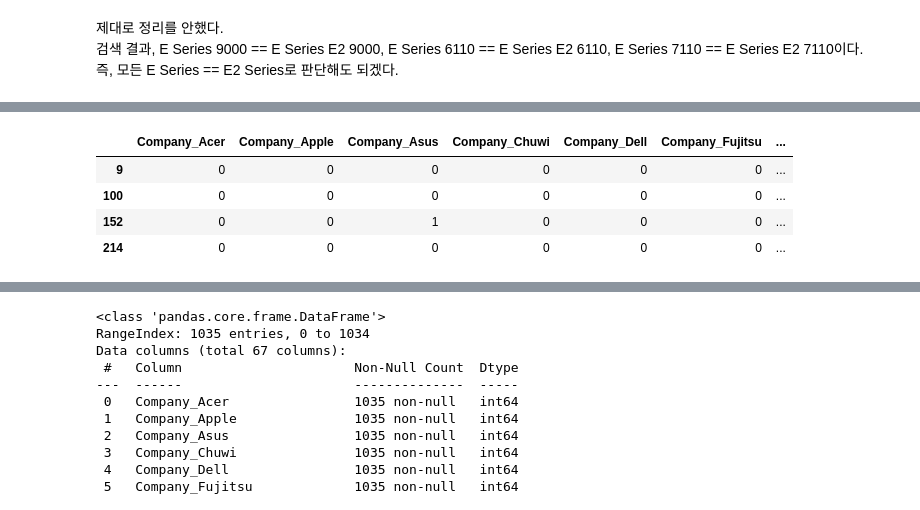
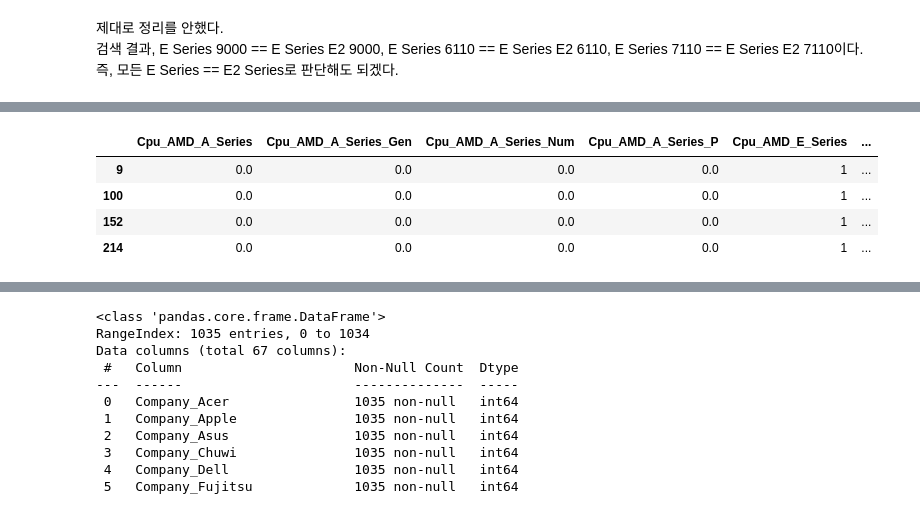
Before and after one commit to minguinho26/My-ML_Study, a Jupyter notebook: 쿠아이/IMC_march/김민규_Adv_solution.ipynb, the cells around one changed output, grey strips where cells are left out. Saved outputs shown, nothing was run; the diff lists cells and outputs as text; code cells hidden in the pictures.

```diff
--- a/쿠아이/IMC_march/김민규_Adv_solution.ipynb
+++ b/쿠아이/IMC_march/김민규_Adv_solution.ipynb
@@ -19,8 +19,8 @@ pd.set_option('display.max_rows', 200)
 pd.set_option('display.max_columns', 100)
 # %%
 # 불러오기
-train = pd.read_csv('/Users/minguinho/Downloads/IMC_march/Adv_IMC_train.csv')
-test = pd.read_csv('/Users/minguinho/Downloads/IMC_march/Adv_IMC_test.csv')
+train = pd.read_csv('/Users/minguinho/Documents/인공지능 대회 데이터/쿠아이 노트북 가격 예측/Adv_IMC_train.csv')
+test = pd.read_csv('/Users/minguinho/Documents/인공지능 대회 데이터/쿠아이 노트북 가격 예측/Adv_IMC_test.csv')
 print(train.shape, test.shape)
 # %% [output]
 (1042, 12) (261, 11)
@@ -3662,8 +3607,8 @@ for i in range(0, len(test)):
 # %%
-test[test['Cpu_AMD_E_Series'] == 1]
+test[test['Cpu_AMD_E_Series'] == 1].loc[:,'Cpu_AMD_A_Series' : 'Cpu_Model']
 # %% [output]
-|  | Company_Acer | Company_Apple | Company_Asus | Company_Chuwi | Company_Dell | Company_Fujitsu | ... |
-| 9 | 0 | 0 | 0 | 0 | 0 | 0 | ... |
-| 100 | 0 | 0 | 0 | 0 | 0 | 0 | ... |
-| 152 | 0 | 0 | 1 | 0 | 0 | 0 | ... |
-| 214 | 0 | 0 | 0 | 0 | 0 | 0 | ... |
+|  | Cpu_AMD_A_Series | Cpu_AMD_A_Series_Gen | Cpu_AMD_A_Series_Num | Cpu_AMD_A_Series_P | Cpu_AMD_E_Series | ... |
+| 9 | 0.0 | 0.0 | 0.0 | 0.0 | 1 | ... |
+| 100 | 0.0 | 0.0 | 0.0 | 0.0 | 1 | ... |
+| 152 | 0.0 | 0.0 | 0.0 | 0.0 | 1 | ... |
+| 214 | 0.0 | 0.0 | 0.0 | 0.0 | 1 | ... |
```
Also changed, not shown: parts of 37 cells of this notebook, 14 other files.
